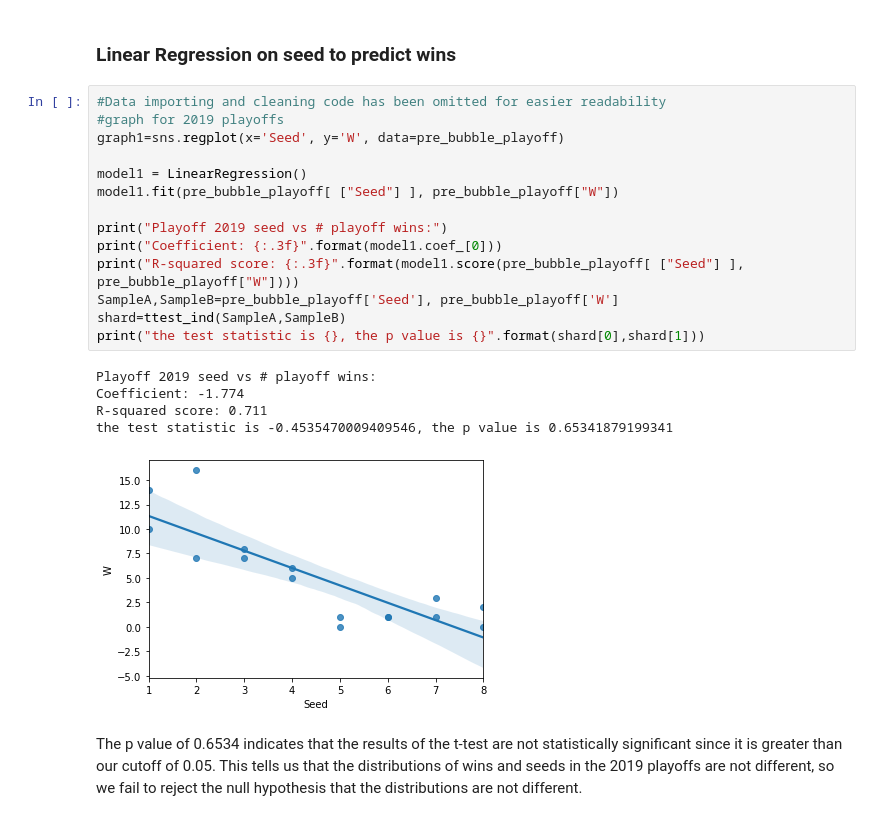
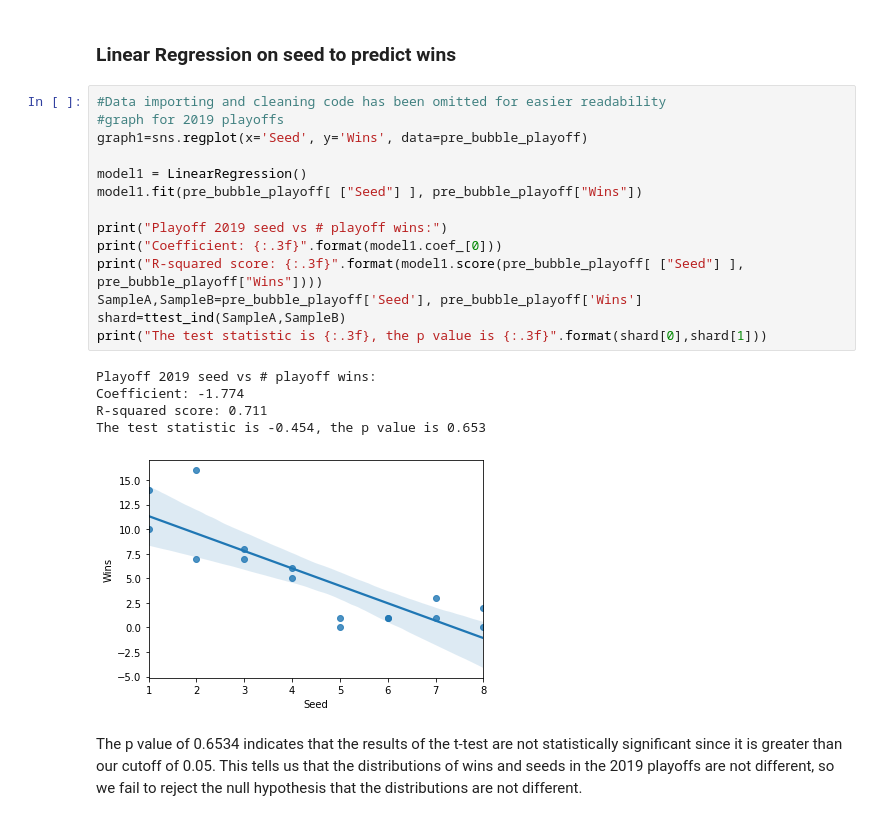
Before and after one commit to krishanweber3/info2950project, a Jupyter notebook: Phase 4 Final.ipynb, the cells around one changed output. Cells and saved outputs as stored; diff of their text form.

```diff
--- a/Phase 4 Final.ipynb
+++ b/Phase 4 Final.ipynb
@@ -118,23 +174,23 @@ from scipy.stats import poisson, ttest_ind
 # %%
 #Data importing and cleaning code has been omitted for easier readability
 #graph for 2019 playoffs
-graph1=sns.regplot(x='Seed', y='W', data=pre_bubble_playoff)
+graph1=sns.regplot(x='Seed', y='Wins', data=pre_bubble_playoff)
 
 model1 = LinearRegression()
-model1.fit(pre_bubble_playoff[ ["Seed"] ], pre_bubble_playoff["W"])
+model1.fit(pre_bubble_playoff[ ["Seed"] ], pre_bubble_playoff["Wins"])
 
 print("Playoff 2019 seed vs # playoff wins:")
 print("Coefficient: {:.3f}".format(model1.coef_[0]))
-print("R-squared score: {:.3f}".format(model1.score(pre_bubble_playoff[ ["Seed"] ], pre_bubble_playoff["W"])))
-SampleA,SampleB=pre_bubble_playoff['Seed'], pre_bubble_playoff['W']
+print("R-squared score: {:.3f}".format(model1.score(pre_bubble_playoff[ ["Seed"] ], pre_bubble_playoff["Wins"])))
+SampleA,SampleB=pre_bubble_playoff['Seed'], pre_bubble_playoff['Wins']
 shard=ttest_ind(SampleA,SampleB)
-print("the test statistic is {}, the p value is {}".format(shard[0],shard[1]))
+print("The test statistic is {:.3f}, the p value is {:.3f}".format(shard[0],shard[1]))
 # %% [output]
 Playoff 2019 seed vs # playoff wins:
 Coefficient: -1.774
 R-squared score: 0.711
-the test statistic is -0.4535470009409546, the p value is 0.65341879199341
+The test statistic is -0.454, the p value is 0.653
-[figure, old version]
+[figure, new version]
 # %% [markdown]
 The p value of 0.6534 indicates that the results of the t-test are not statistically significant since it is greater than our cutoff of 0.05. This tells us that the distributions of wins and seeds in the 2019 playoffs are not different, so we fail to reject the null hypothesis that the distributions are not different.
 # %%
```
Also changed, not shown: parts of 10 cells of this notebook.
